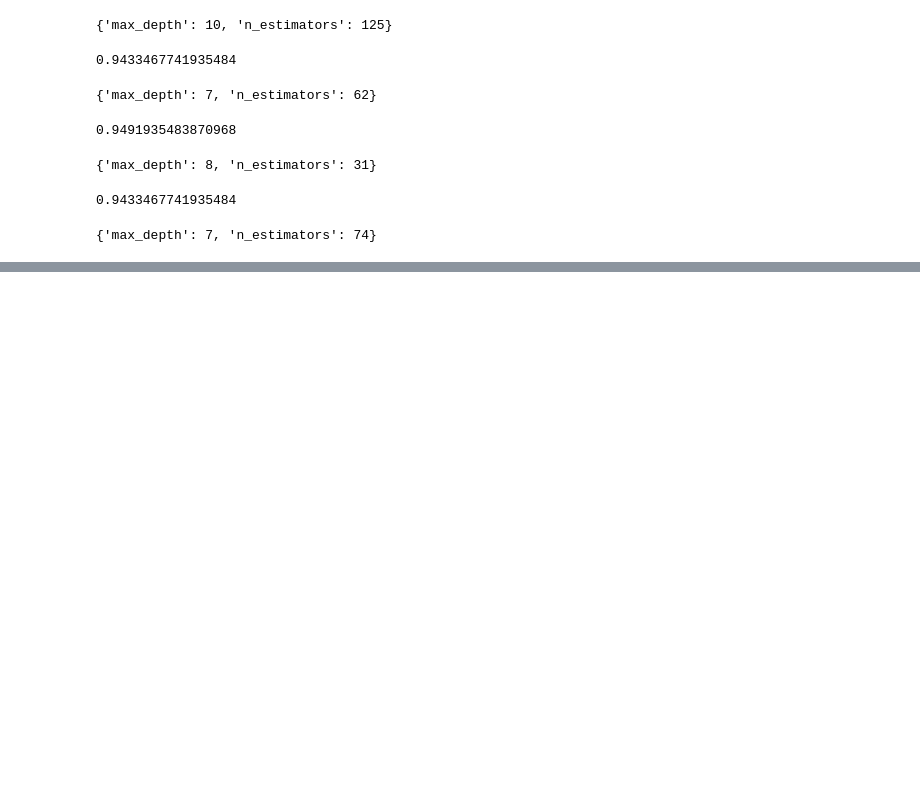
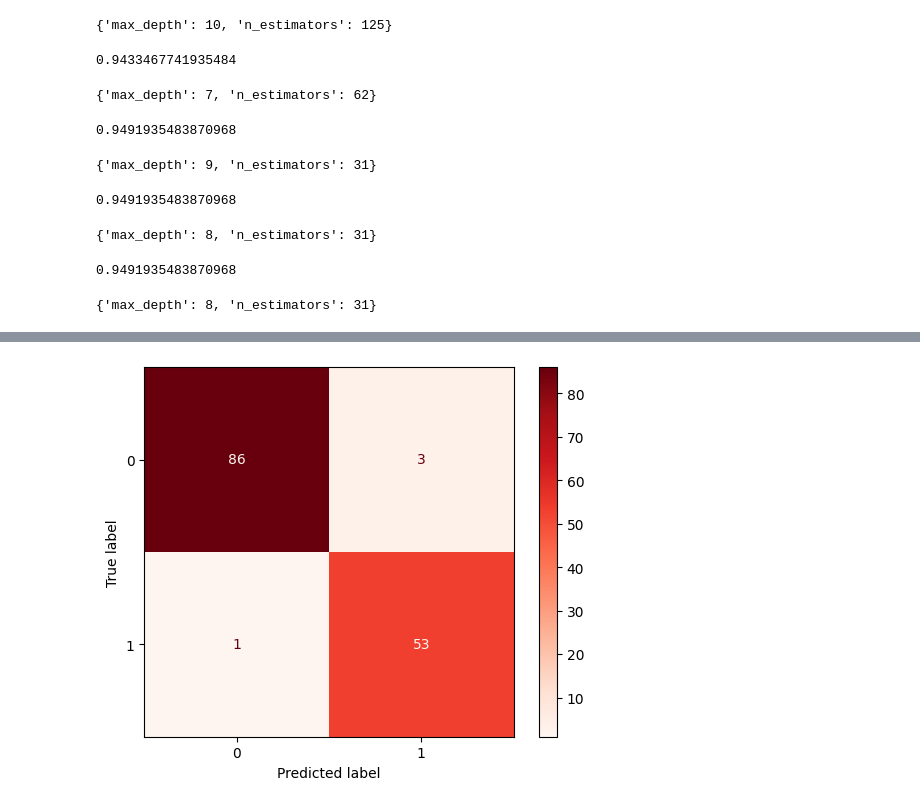
Before and after one commit to john-a-dixon/coding-dojo, a Jupyter notebook: Week 7/W7C2.ipynb, the cells around one changed output, grey strips where cells are left out. Saved outputs shown, nothing was run; the diff lists cells and outputs as text; code cells hidden in the pictures; blank space fills up the shorter version.

```diff
--- a/Week 7/W7C2.ipynb
+++ b/Week 7/W7C2.ipynb
@@ -320,7 +320,7 @@ display(random_forest_grid.best_params_)
 {'max_depth': 7, 'n_estimators': 62}
 # %%
 param_grid = {
-    "max_depth": [5, 6, 7, 8, 9],
+    "max_depth": [3, 5, 7, 9, 11],
     "n_estimators": [31, 46, 62, 77, 93]
 }
 random_forest_grid = GridSearchCV(random_forest, param_grid, scoring=("recall", "precision"), refit="recall")
@@ -329,24 +329,37 @@ display(random_forest_grid.best_score_)
 display(random_forest_grid.best_params_)
 # %% [output]
 0.9491935483870968
-{'max_depth': 8, 'n_estimators': 31}
+{'max_depth': 9, 'n_estimators': 31}
+# %%
+param_grid = {
+    "max_depth": [7,8,9,10,11],
+    "n_estimators": [15, 23, 31, 39, 46]
+}
+random_forest_grid = GridSearchCV(random_forest, param_grid, scoring=("recall", "precision"), refit="recall")
+random_forest_grid.fit(X_train, y_train)
+display(random_forest_grid.best_score_)
+display(random_forest_grid.best_params_)
+# %% [output]
+0.9491935483870968
+{'max_depth': 8, 'n_estimators': 31}
 # %%
 param_grid = {
-    "max_depth": [7],
-    "n_estimators": [70, 71, 72, 73, 74, 75]
+    "max_depth": [8],
+    "n_estimators": [29, 30, 31, 32, 33]
 }
 random_forest_grid = GridSearchCV(random_forest, param_grid, scoring=("recall", "precision"), refit="recall")
 random_forest_grid.fit(X_train, y_train)
 display(random_forest_grid.best_score_)
 display(random_forest_grid.best_params_)
 # %% [output]
-0.9433467741935484
+0.9491935483870968
-{'max_depth': 7, 'n_estimators': 74}
+{'max_depth': 8, 'n_estimators': 31}
 # %%
-# best_random_forest = random_forest_grid.best_estimator_
-# train_pred = best_random_forest.predict(X_train)
-# test_pred = best_random_forest.predict(X_test)
-# best_random_forest_metrics = classifier_metrics("RandomForestClassifier Best", train_pred, y_train, test_pred, y_test)
-# best_random_forest_metrics
-# models = pd.concat([models, best_random_forest_metrics], axis=1)
-# models
+best_random_forest = random_forest_grid.best_estimator_
+train_pred = best_random_forest.predict(X_train)
+test_pred = best_random_forest.predict(X_test)
+best_random_forest_metrics = classifier_metrics("RandomForestClassifier Best", train_pred, y_train, test_pred, y_test)
+best_random_forest_metrics
+models = pd.concat([models, best_random_forest_metrics], axis=1)
+models
+# %% [output]
@@ -352,0 +373 @@ display(random_forest_grid.best_params_)
+[figure, added]
```
Also changed, not shown: parts of 1 cell of this notebook.
